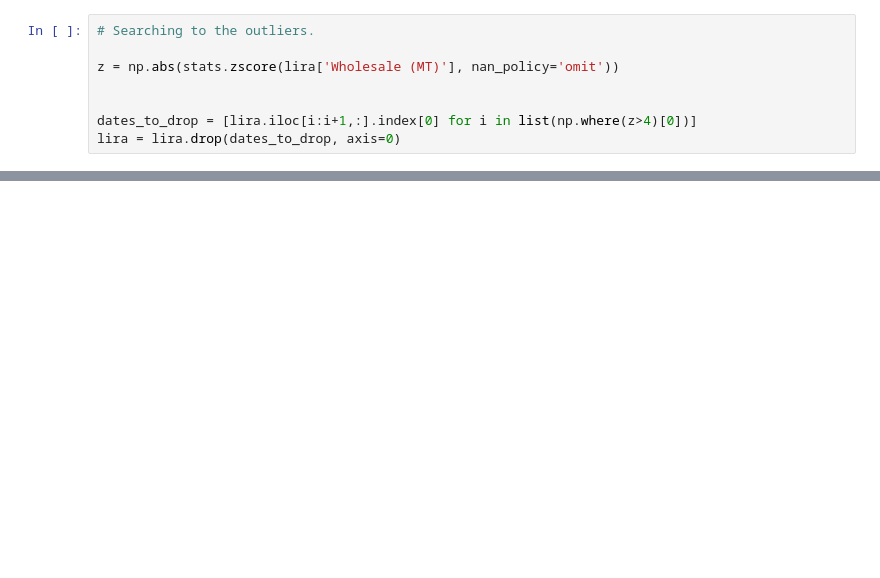
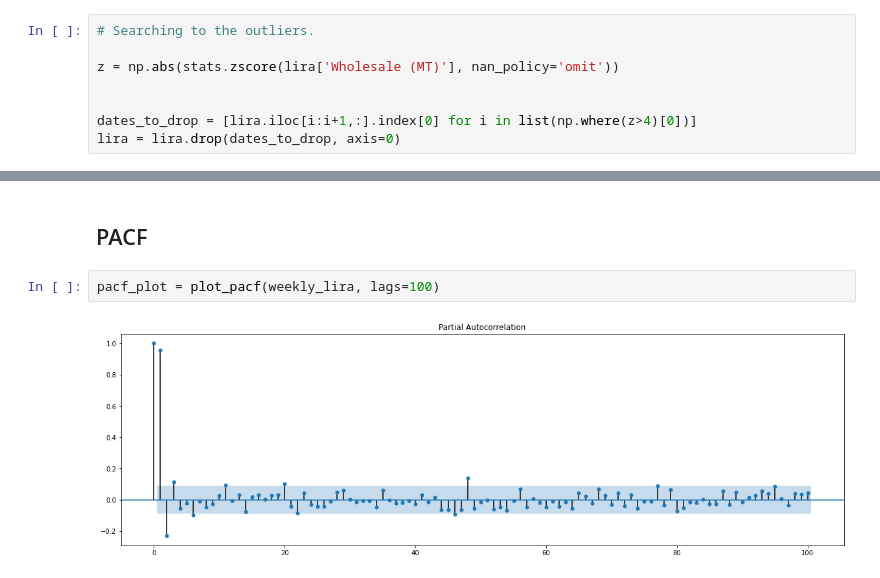
Before and after one commit to CodingDuckmx/Sauti-Africa-Market-Monitoring, a Jupyter notebook: maize_first_steps.ipynb, the cells around one changed output, grey strips where cells are left out. Drawn from its saved outputs; the diff is of its cells as text; blank space fills up the shorter version.

```diff
--- a/maize_first_steps.ipynb
+++ b/maize_first_steps.ipynb
@@ -203,0 +224,6 @@ Critical Values:
+# %% [markdown]
+## PACF
+# %%
+pacf_plot = plot_pacf(weekly_lira, lags=100)
+# %% [output]
+[figure, added]
```
Also changed, not shown: parts of 23 cells of this notebook.
